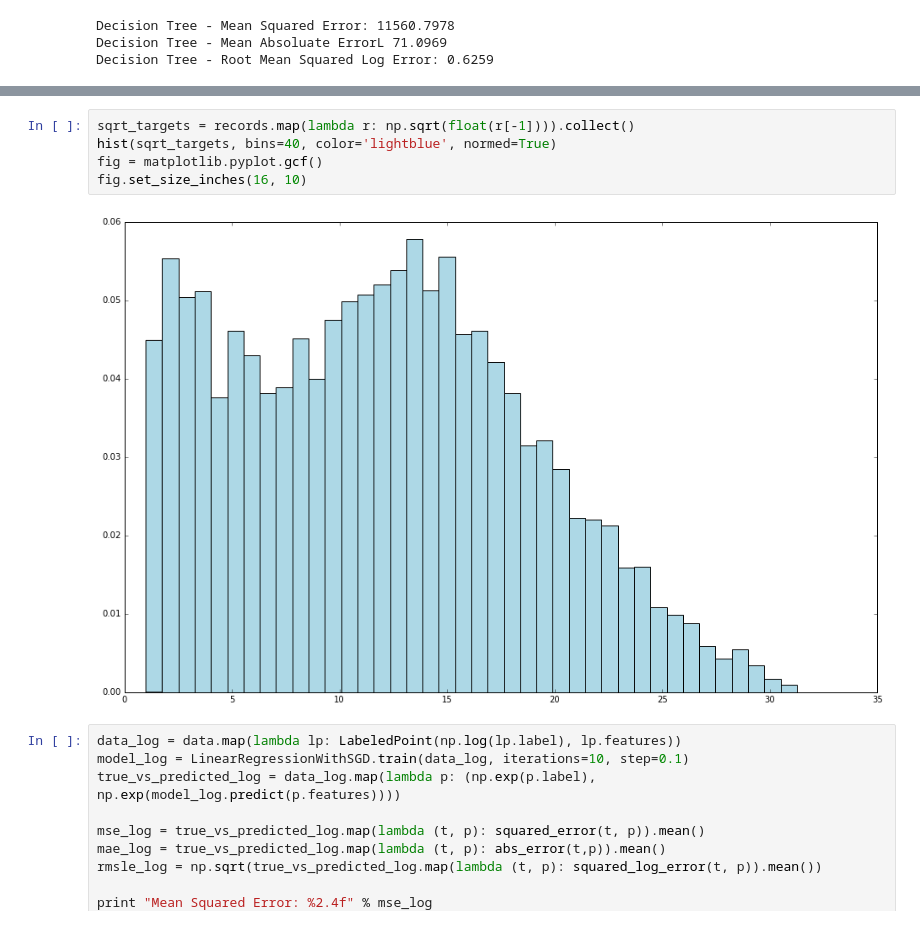
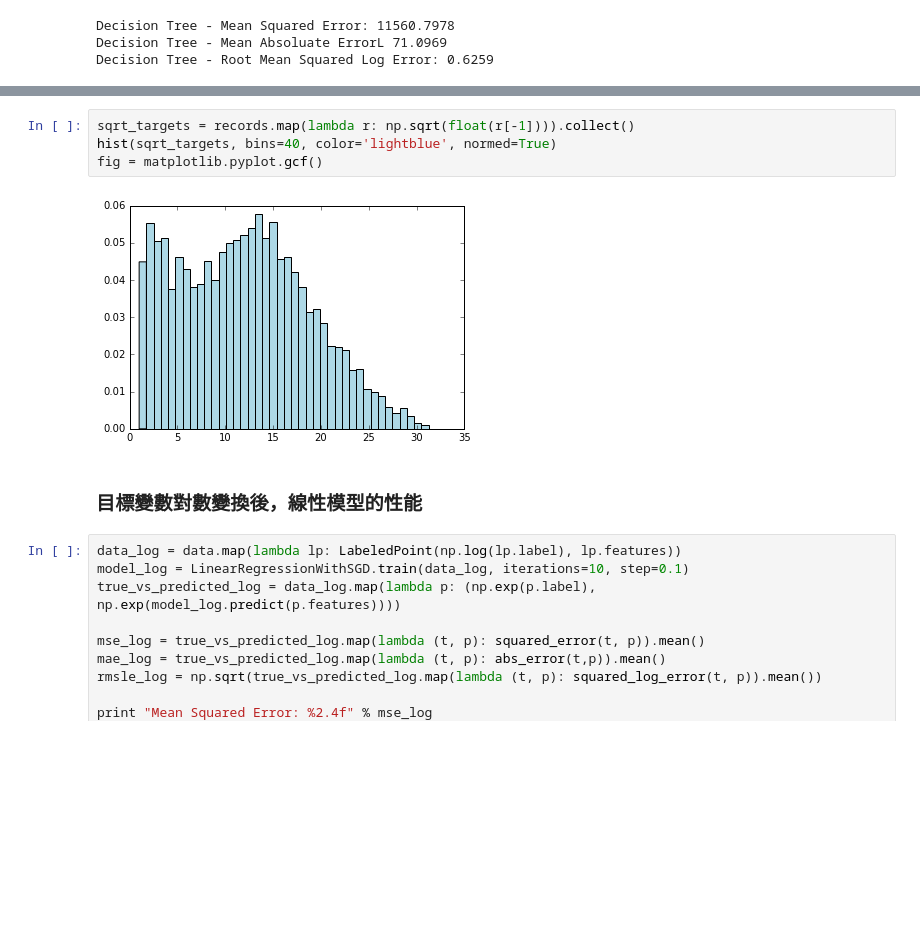
Before and after one commit to hugolu/learn-spark, a Jupyter notebook: machine-learning-with-spark/src/ex-6.ipynb, the cells around one changed output, grey strips where cells are left out. Saved outputs shown, nothing was run; the diff lists cells and outputs as text; blank space fills up the shorter version.

```diff
--- a/machine-learning-with-spark/src/ex-6.ipynb
+++ b/machine-learning-with-spark/src/ex-6.ipynb
@@ -168,10 +190,11 @@ fig.set_size_inches(16, 10)
 # %%
 sqrt_targets = records.map(lambda r: np.sqrt(float(r[-1]))).collect()
 hist(sqrt_targets, bins=40, color='lightblue', normed=True)
 fig = matplotlib.pyplot.gcf()
-fig.set_size_inches(16, 10)
 # %% [output]
-[figure, old version]
+[figure, new version]
+# %% [markdown]
+### 目標變數對數變換後，線性模型的性能
 # %%
 data_log = data.map(lambda lp: LabeledPoint(np.log(lp.label), lp.features))
 model_log = LinearRegressionWithSGD.train(data_log, iterations=10, step=0.1)
```
Also changed, not shown: parts of 38 cells of this notebook.
